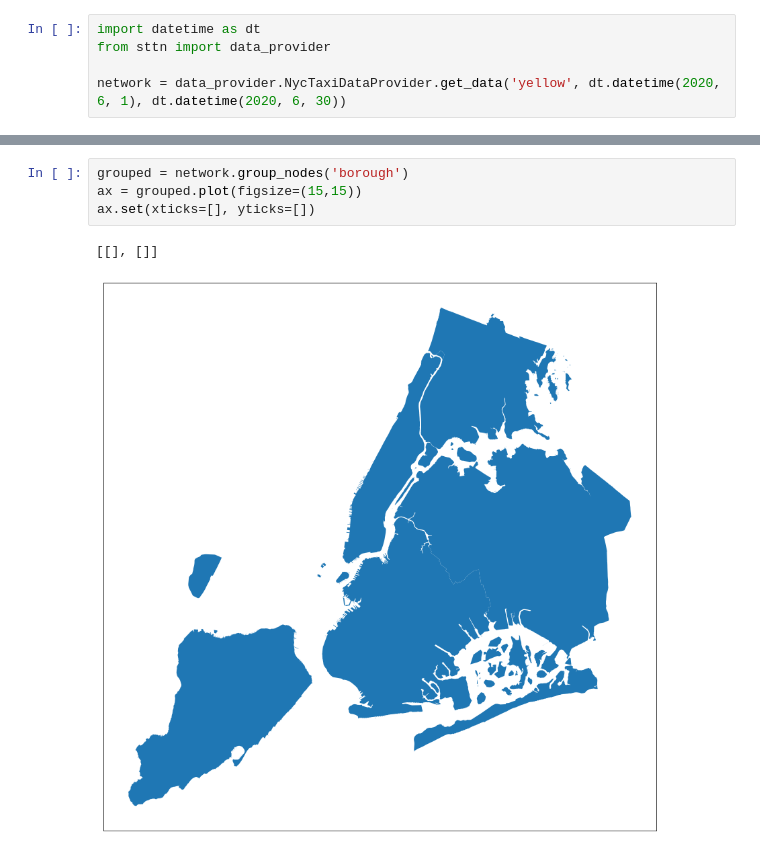
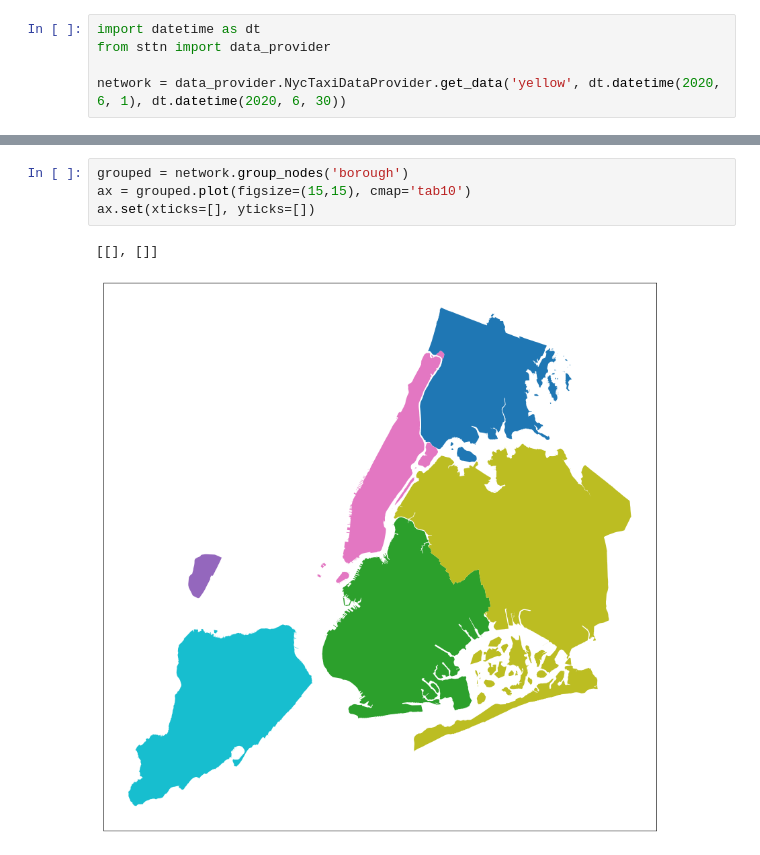
Before and after one commit to yuribogomolov/sttn, a Jupyter notebook: notebooks/nyc_taxi_demo.ipynb, the cells around one changed output, grey strips where cells are left out. Cells and saved outputs as stored; diff of their text form.

```diff
--- a/notebooks/nyc_taxi_demo.ipynb
+++ b/notebooks/nyc_taxi_demo.ipynb
@@ -21,7 +63,7 @@ aggregated.shape()
 # %%
 grouped = network.group_nodes('borough')
-ax = grouped.plot(figsize=(15,15))
+ax = grouped.plot(figsize=(15,15), cmap='tab10')
 ax.set(xticks=[], yticks=[])
 # %% [output]
 [[], []]
-[figure, old version]
+[figure, new version]
```
Also changed, not shown: parts of 13 cells of this notebook, 7 other files.
